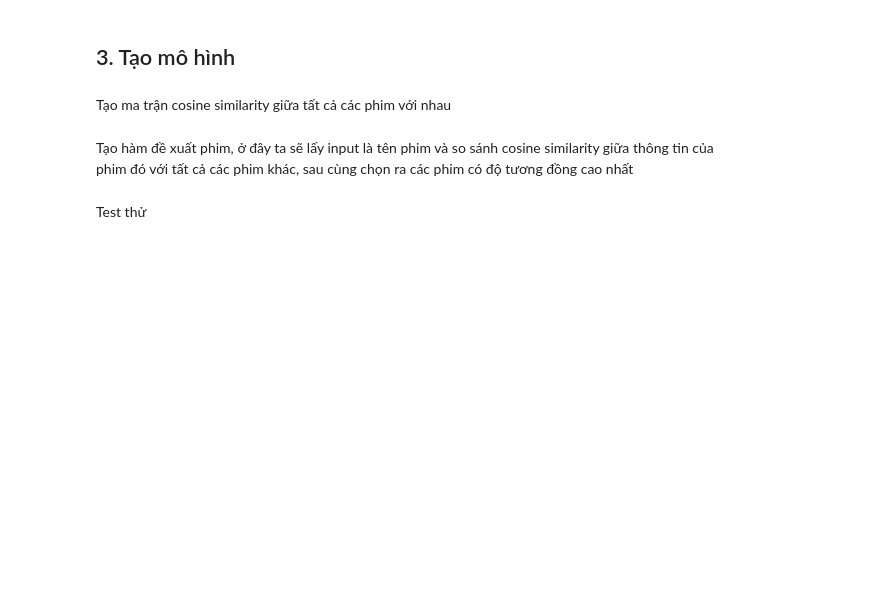
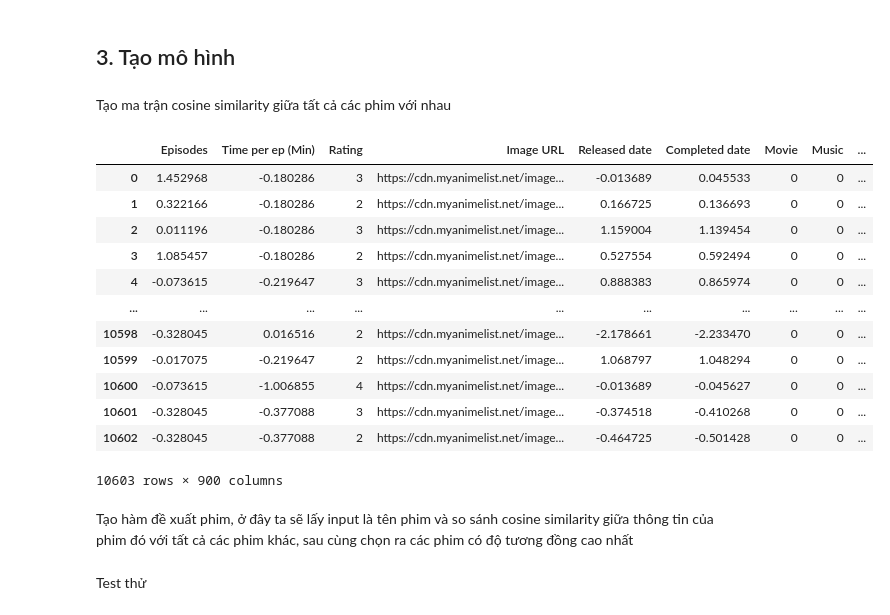
Before and after one commit to MinhHung7/Final_Project_DataScienceProgramming, a Jupyter notebook: anime_recommendation_using_cosine_similarity.ipynb, the cells around one changed output. Saved outputs shown, nothing was run; the diff lists cells and outputs as text; code cells hidden in the pictures; blank space fills up the shorter version.

```diff
--- a/Question_and_Answer/anime_recommendation_using_cosine_similarity.ipynb
+++ b/anime_recommendation_using_cosine_similarity.ipynb
@@ -278,6 +278,22 @@ df[numeric_features] = scaler.fit_transform(df[numeric_features])
 ## 3. Tạo mô hình
 # %% [markdown]
 Tạo ma trận cosine similarity giữa tất cả các phim với nhau
+# %%
+anime_info_df
+# %% [output]
+|  | Episodes | Time per ep (Min) | Rating | Image URL | Released date | Completed date | Movie | Music | ... |
+| 0 | 1.452968 | -0.180286 | 3 | https://cdn.myanimelist.net/image... | -0.013689 | 0.045533 | 0 | 0 | ... |
+| 1 | 0.322166 | -0.180286 | 2 | https://cdn.myanimelist.net/image... | 0.166725 | 0.136693 | 0 | 0 | ... |
+| 2 | 0.011196 | -0.180286 | 3 | https://cdn.myanimelist.net/image... | 1.159004 | 1.139454 | 0 | 0 | ... |
+| 3 | 1.085457 | -0.180286 | 2 | https://cdn.myanimelist.net/image... | 0.527554 | 0.592494 | 0 | 0 | ... |
+| 4 | -0.073615 | -0.219647 | 3 | https://cdn.myanimelist.net/image... | 0.888383 | 0.865974 | 0 | 0 | ... |
+| ... | ... | ... | ... | ... | ... | ... | ... | ... | ... |
+| 10598 | -0.328045 | 0.016516 | 2 | https://cdn.myanimelist.net/image... | -2.178661 | -2.233470 | 0 | 0 | ... |
+| 10599 | -0.017075 | -0.219647 | 2 | https://cdn.myanimelist.net/image... | 1.068797 | 1.048294 | 0 | 0 | ... |
+| 10600 | -0.073615 | -1.006855 | 4 | https://cdn.myanimelist.net/image... | -0.013689 | -0.045627 | 0 | 0 | ... |
+| 10601 | -0.328045 | -0.377088 | 3 | https://cdn.myanimelist.net/image... | -0.374518 | -0.410268 | 0 | 0 | ... |
+| 10602 | -0.328045 | -0.377088 | 2 | https://cdn.myanimelist.net/image... | -0.464725 | -0.501428 | 0 | 0 | ... |
+10603 rows × 900 columns
 # %%
 anime_info_df = df.drop(columns='Name')
 cosine_similarity_matrix = cosine_similarity(anime_info_df, anime_info_df)
```
Also changed, not shown: parts of 6 cells of this notebook, 1 other file.
